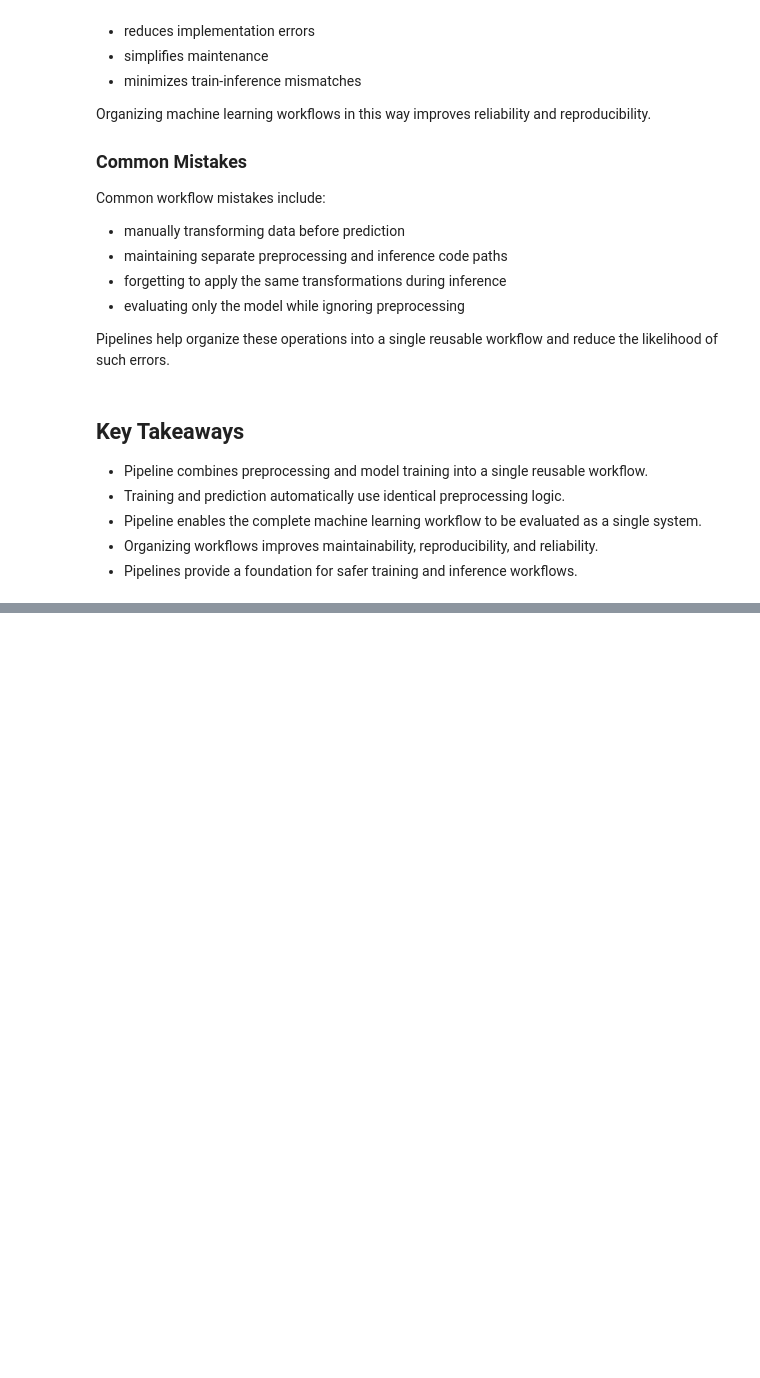
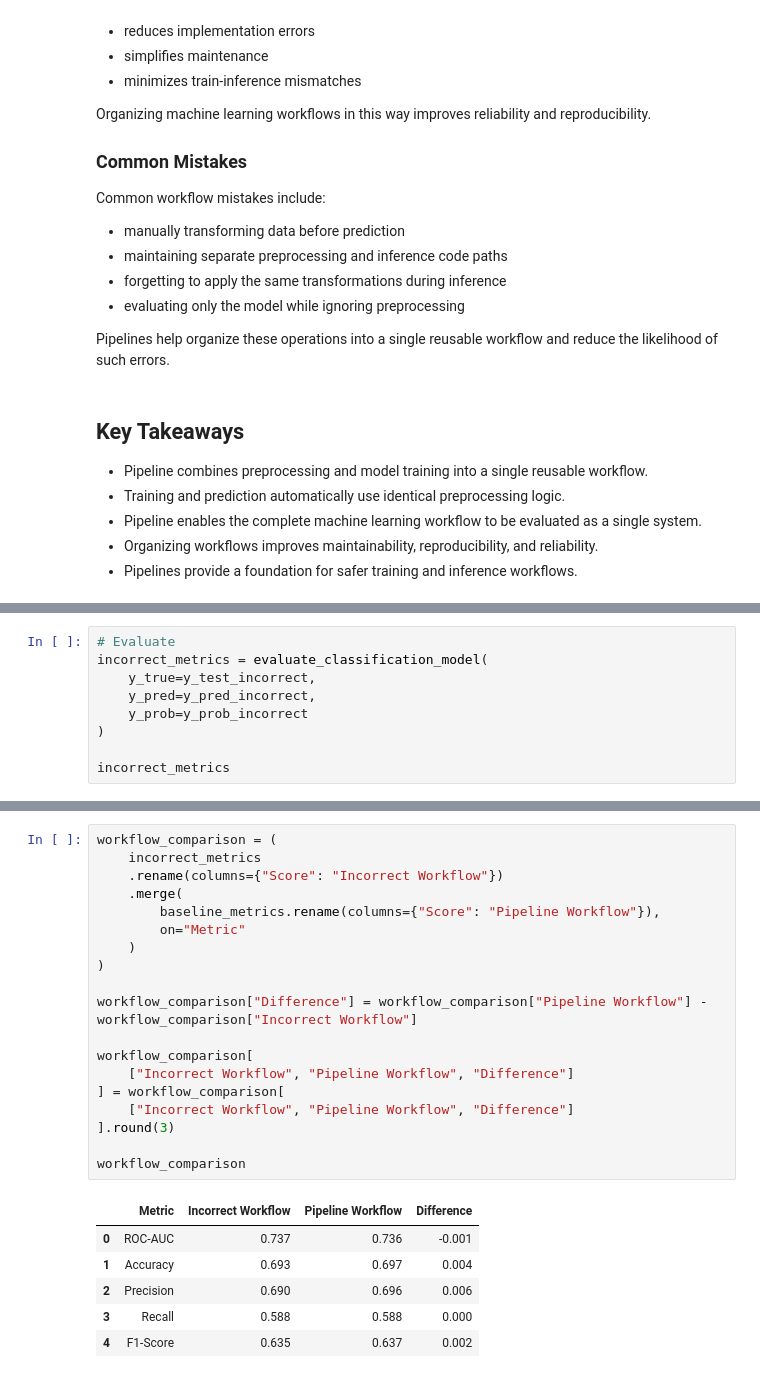
Before and after one commit to AmishaTiwari/ml-model-playbook, a Jupyter notebook: ml_pipelines/ml_pipelines.ipynb, the cells around one changed output, grey strips where cells are left out. Drawn from its saved outputs; the diff is of its cells as text; blank space fills up the shorter version.

```diff
--- a/ml_pipelines/ml_pipelines.ipynb
+++ b/ml_pipelines/ml_pipelines.ipynb
@@ -715,0 +817,9 @@ Pipelines help organize these operations into a single reusable workflow and red
+# %%
+# Evaluate
+incorrect_metrics = evaluate_classification_model(
+    y_true=y_test_incorrect,
+    y_pred=y_pred_incorrect,
+    y_prob=y_prob_incorrect
+)
+
+incorrect_metrics
@@ -715,0 +879,26 @@ Pipelines help organize these operations into a single reusable workflow and red
+# %%
+workflow_comparison = (
+    incorrect_metrics
+    .rename(columns={"Score": "Incorrect Workflow"})
+    .merge(
+        baseline_metrics.rename(columns={"Score": "Pipeline Workflow"}),
+        on="Metric"
+    )
+)
+
+workflow_comparison["Difference"] = workflow_comparison["Pipeline Workflow"] - workflow_comparison["Incorrect Workflow"]
+
+workflow_comparison[
+    ["Incorrect Workflow", "Pipeline Workflow", "Difference"]
+] = workflow_comparison[
+    ["Incorrect Workflow", "Pipeline Workflow", "Difference"]
+].round(3)
+
+workflow_comparison
+# %% [output]
+|  | Metric | Incorrect Workflow | Pipeline Workflow | Difference |
+| 0 | ROC-AUC | 0.737 | 0.736 | -0.001 |
+| 1 | Accuracy | 0.693 | 0.697 | 0.004 |
+| 2 | Precision | 0.690 | 0.696 | 0.006 |
+| 3 | Recall | 0.588 | 0.588 | 0.000 |
+| 4 | F1-Score | 0.635 | 0.637 | 0.002 |
```
Also changed, not shown: parts of 11 cells of this notebook.
